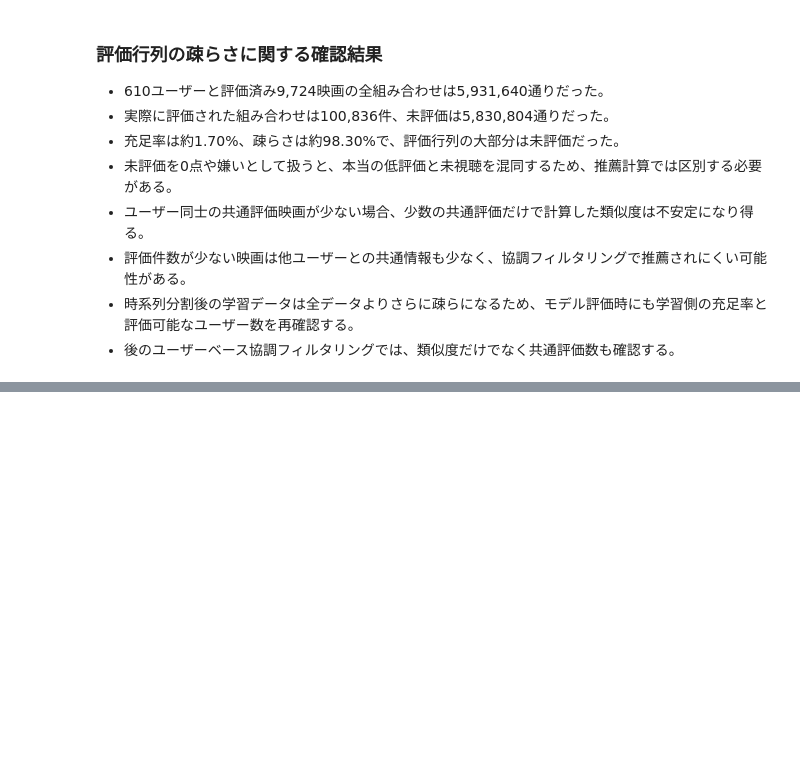
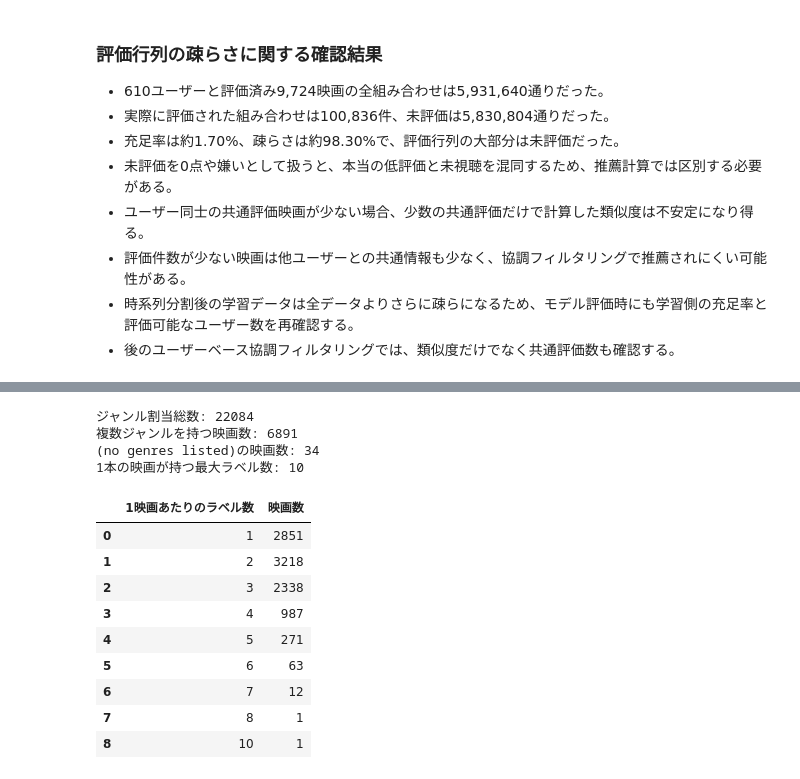
Before and after one commit to HM927/movie-recommendation-system, a Jupyter notebook: notebooks/exploration.ipynb, the cells around one changed output, grey strips where cells are left out. Drawn from its saved outputs; the diff is of its cells as text; code cells hidden in the pictures; blank space fills up the shorter version.

```diff
--- a/notebooks/exploration.ipynb
+++ b/notebooks/exploration.ipynb
@@ -1159,0 +1225,37 @@ plt.show()
+# %%
+genre_count_per_movie = movies_with_genre_list["genre_list"].str.len()
+genre_count_distribution = (
+    genre_count_per_movie
+    .value_counts()
+    .sort_index()
+    .rename_axis("1映画あたりのラベル数")
+    .reset_index(name="映画数")
+)
+
+multi_genre_movie_count = int((genre_count_per_movie > 1).sum())
+no_genre_movie_count = int(
+    (movies["genres"] == "(no genres listed)").sum()
+)
+genre_assignment_count = len(movie_genres_long)
+
+print("ジャンル割当総数:", genre_assignment_count)
+print("複数ジャンルを持つ映画数:", multi_genre_movie_count)
+print("(no genres listed)の映画数:", no_genre_movie_count)
+print("1本の映画が持つ最大ラベル数:", int(genre_count_per_movie.max()))
+
+display(genre_count_distribution)
+# %% [output]
+ジャンル割当総数: 22084
+複数ジャンルを持つ映画数: 6891
+(no genres listed)の映画数: 34
+1本の映画が持つ最大ラベル数: 10
+|  | 1映画あたりのラベル数 | 映画数 |
+| 0 | 1 | 2851 |
+| 1 | 2 | 3218 |
+| 2 | 3 | 2338 |
+| 3 | 4 | 987 |
+| 4 | 5 | 271 |
+| 5 | 6 | 63 |
+| 6 | 7 | 12 |
+| 7 | 8 | 1 |
+| 8 | 10 | 1 |
```
Also changed, not shown: parts of 7 cells of this notebook.
